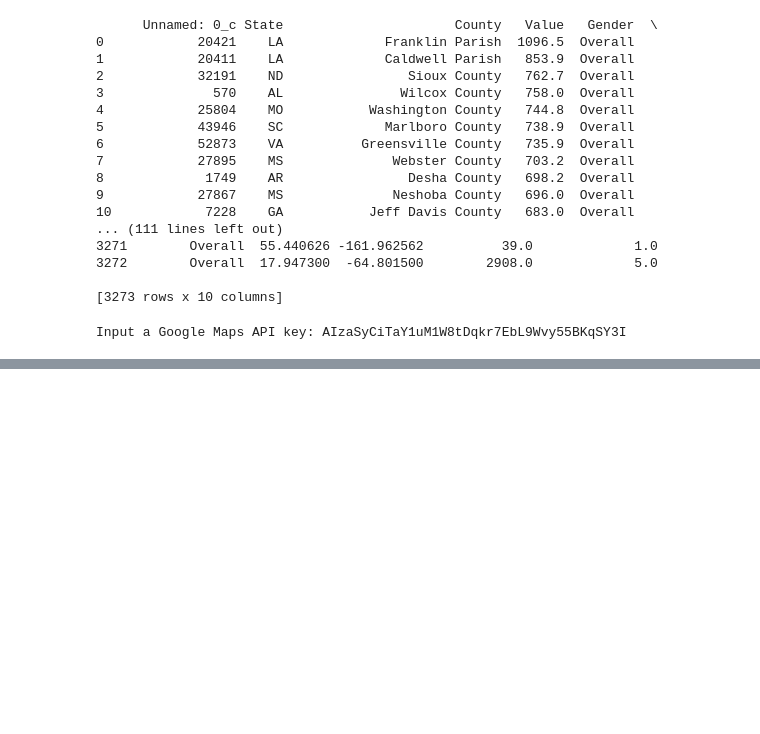
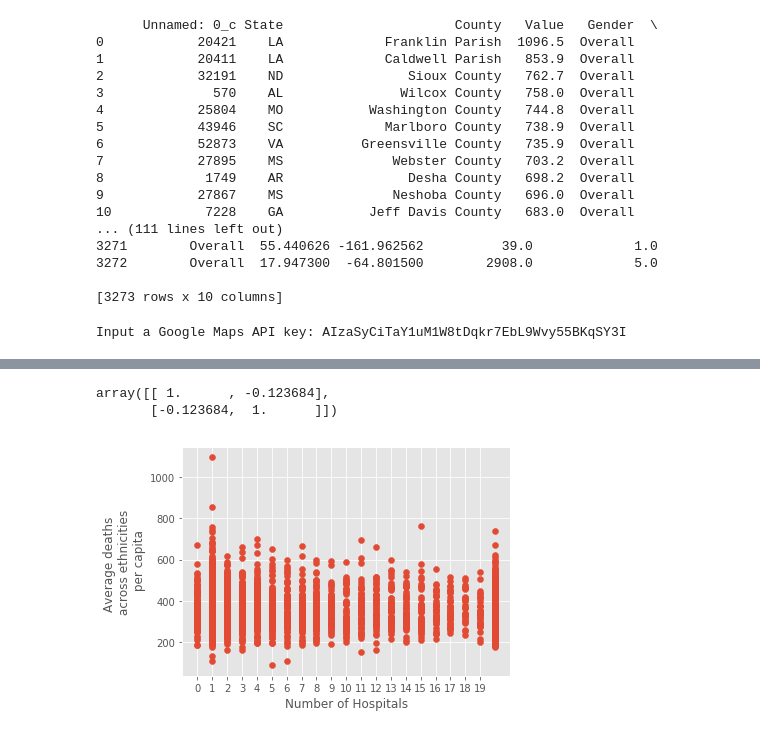
Before and after one commit to petersmyers/Project1, a Jupyter notebook: Hospital_Data_Heatmap.ipynb, the cells around one changed output, grey strips where cells are left out. Cells and saved outputs as stored; diff of their text form; code cells hidden in the pictures; blank space fills up the shorter version.

Commit message:
added graph for hospitals vs deaths

```diff
--- a/Hospital_Data_Heatmap.ipynb
+++ b/Hospital_Data_Heatmap.ipynb
@@ -79,0 +96,17 @@ dtype: object
+# %%
+np.corrcoef(county_hospital_df["Hospital Count"], county_hospital_df["Value"])
+# %% [output]
+array([[ 1.      , -0.123684],
+       [-0.123684,  1.      ]])
+# %%
+matplotlib.style.use('ggplot')
+
+plt.scatter(county_hospital_df["Hospital Count"], county_hospital_df["Value"])
+plt.xticks(range(0,20))
+plt.xlabel("Number of Hospitals")
+plt.ylabel("Average deaths \n across ethnicities \n per capita")
+plt.tight_layout()
+plt.savefig("hospital_count_vs_average_deaths.png")
+plt.show()
+# %% [output]
+[figure, added]
```
Also changed, not shown: parts of 5 cells of this notebook, 1 other file.
